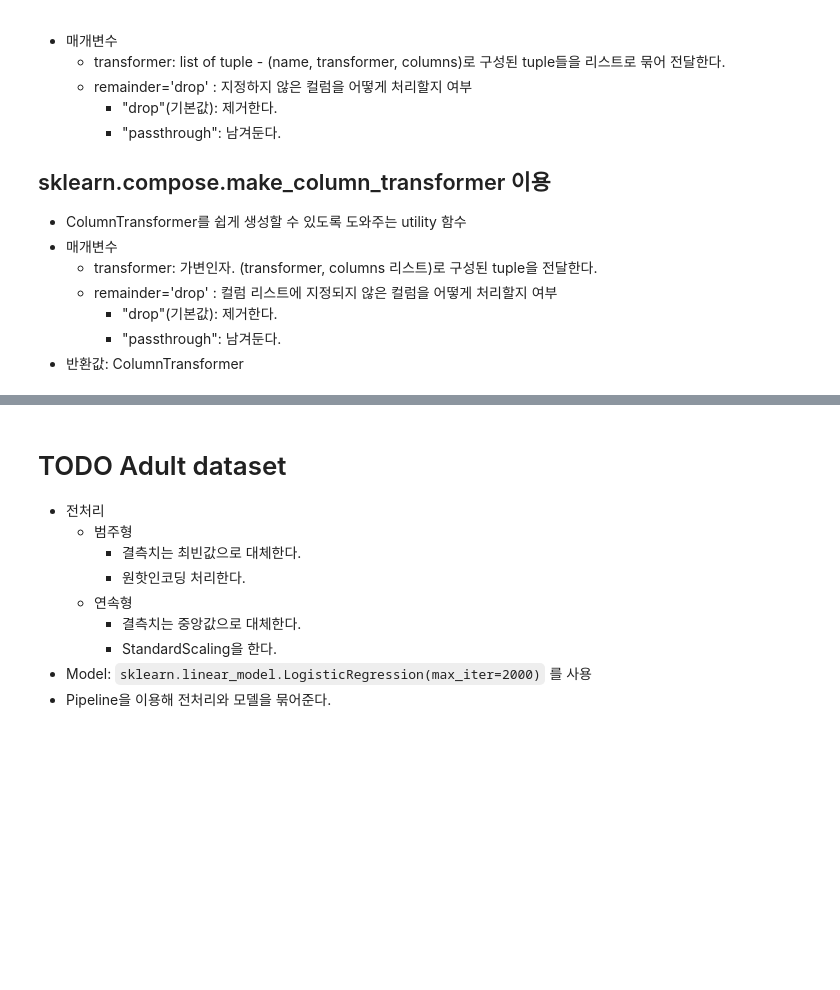
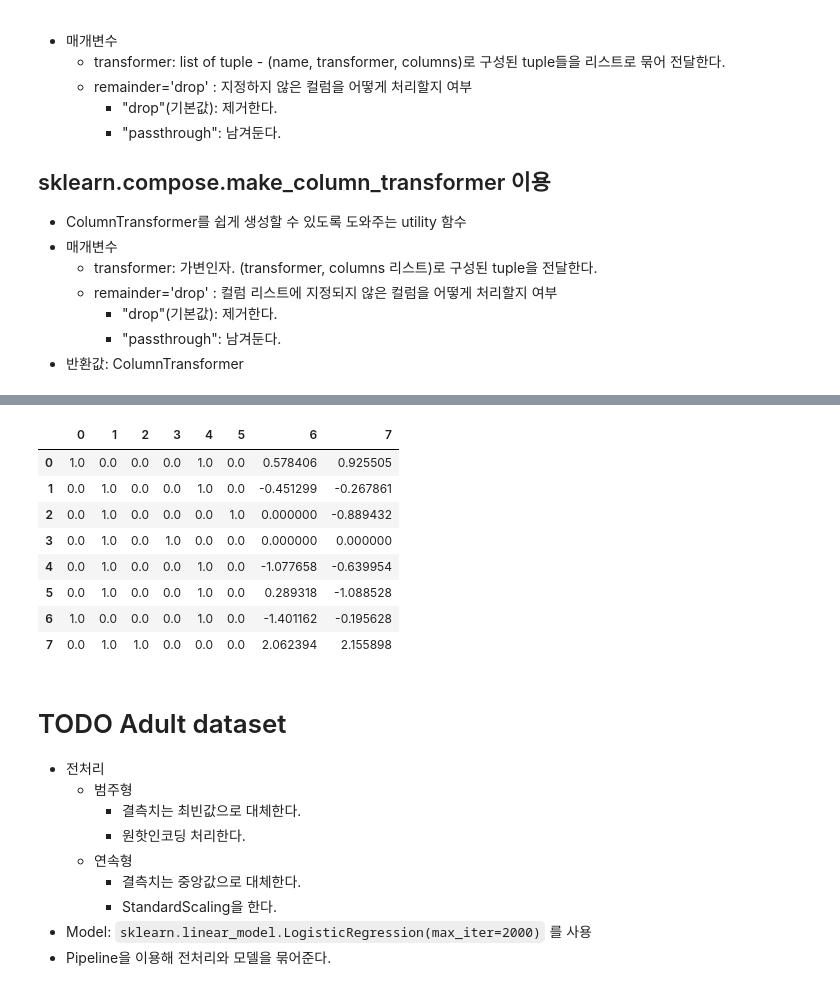
Before and after one commit to kgmyhGit/SKN06, a Jupyter notebook: 08_machine_learning/06_과적합_일반화_그리드서치_파이프라인.ipynb, the cells around one changed output, grey strips where cells are left out. Saved outputs shown, nothing was run; the diff lists cells and outputs as text; code cells hidden in the pictures; blank space fills up the shorter version.

```diff
--- a/08_machine_learning/06_과적합_일반화_그리드서치_파이프라인.ipynb
+++ b/08_machine_learning/06_과적합_일반화_그리드서치_파이프라인.ipynb
@@ -947,15 +982,5 @@ na_transformer = ColumnTransformer([
     ("number_imputer", SimpleImputer(strategy="mean"), ["tall", "weight"])
 ])
 ### 순서대로 변환 하고 단순히 합친다.
-##### 결과 feature 순서: gender, blood_type, tall, weight
-
-# na_transformer.fit_transform(df)
-### Feature Engineer - 컬럼별로 다르게 처리.
-fe_transformer = ColumnTransformer([
-    ("category_ohe", OneHotEncoder(), [0, 1]),# feature의 index로 지정.
-    ("number_scaler", StandardScaler(), [2]),
-    ("number_scaler2", MinMaxScaler(), [3])
-])
-### DataFrame이 입력일 경우 컬럼명이나 컬럼 index를 지정.
-### ndarray가 입력일 경우 컬럼(feature) index를 지정.
-# fe_transformer.fit_transform(df)
+na_values = na_transformer.fit_transform(df)
+na_values
@@ -961,0 +996,12 @@ fe_transformer = ColumnTransformer([
+# %%
+##### 결과 feature 순서: gender, blood_type, tall, weight
+
+### Feature Engineering - 컬럼별로 다르게 처리.
+fe_transformer = ColumnTransformer([
+    ("category_ohe", OneHotEncoder(), [0, 1]),# feature의 index로 지정.
+    ("number_scaler", StandardScaler(), [2]),
+    ("number_scaler2", MinMaxScaler(), [3])
+])
+### DataFrame이 입력일 경우 컬럼명이나 컬럼 index를 지정.
+### ndarray가 입력일 경우 컬럼(feature) index를 지정.
+fe_transformer.fit_transform(na_values)
@@ -964,3 +1027,5 @@ transformer_pipeline = Pipeline([
     ("step1", na_transformer),
     ("step2", fe_transformer)
 ])
+# %%
+transformer_pipeline.fit_transform(df)
@@ -988,3 +1109,15 @@ preprocessor.fit_transform(df)
+# %%
+pd.DataFrame(preprocessor.fit_transform(df))
+# %% [output]
+|  | 0 | 1 | 2 | 3 | 4 | 5 | 6 | 7 |
+| 0 | 1.0 | 0.0 | 0.0 | 0.0 | 1.0 | 0.0 | 0.578406 | 0.925505 |
+| 1 | 0.0 | 1.0 | 0.0 | 0.0 | 1.0 | 0.0 | -0.451299 | -0.267861 |
+| 2 | 0.0 | 1.0 | 0.0 | 0.0 | 0.0 | 1.0 | 0.000000 | -0.889432 |
+| 3 | 0.0 | 1.0 | 0.0 | 1.0 | 0.0 | 0.0 | 0.000000 | 0.000000 |
+| 4 | 0.0 | 1.0 | 0.0 | 0.0 | 1.0 | 0.0 | -1.077658 | -0.639954 |
+| 5 | 0.0 | 1.0 | 0.0 | 0.0 | 1.0 | 0.0 | 0.289318 | -1.088528 |
+| 6 | 1.0 | 0.0 | 0.0 | 0.0 | 1.0 | 0.0 | -1.401162 | -0.195628 |
+| 7 | 0.0 | 1.0 | 1.0 | 0.0 | 0.0 | 0.0 | 2.062394 | 2.155898 |
 # %% [markdown]
 # TODO Adult dataset
 
```
Also changed, not shown: parts of 23 cells of this notebook, 2 other files.
